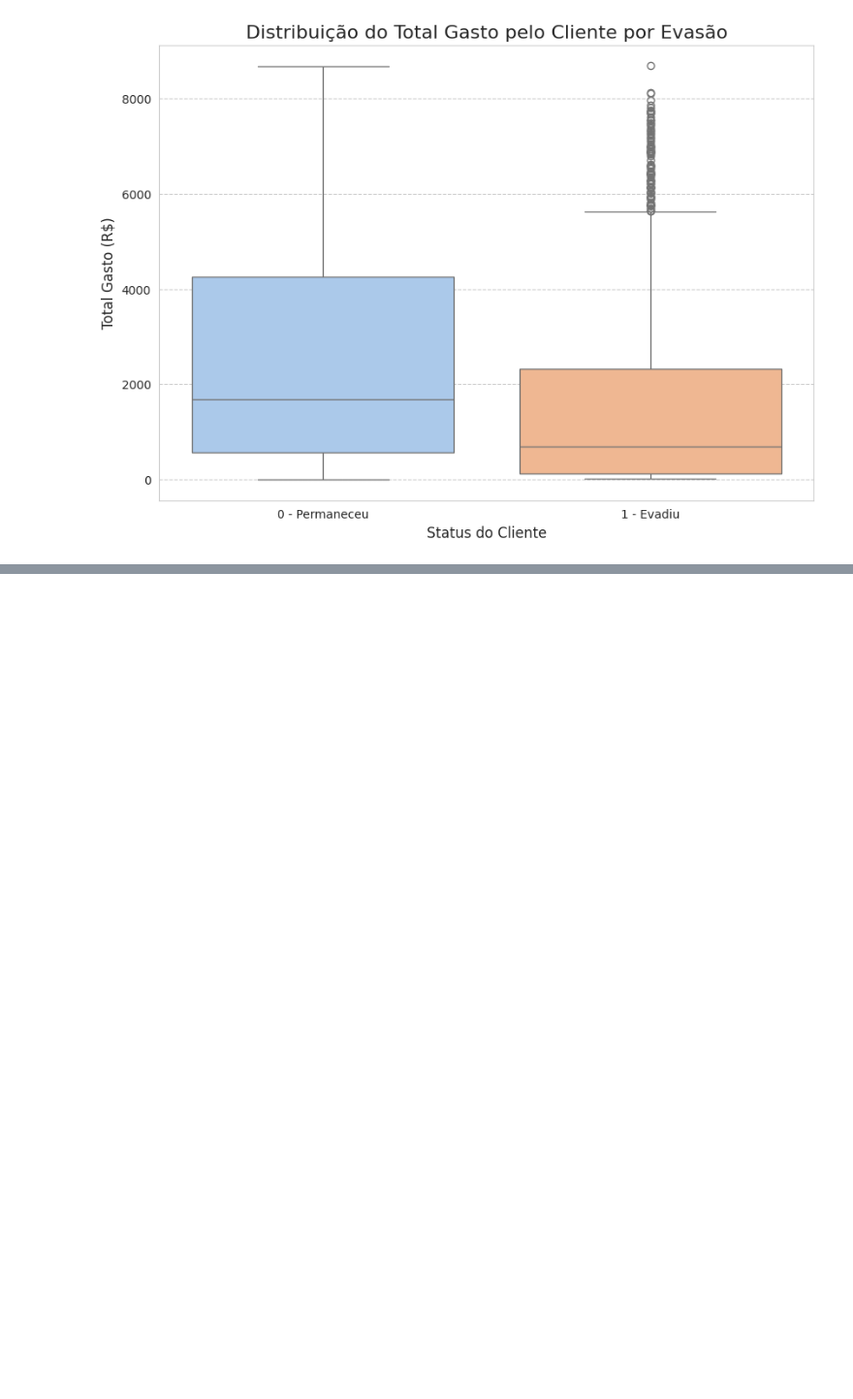
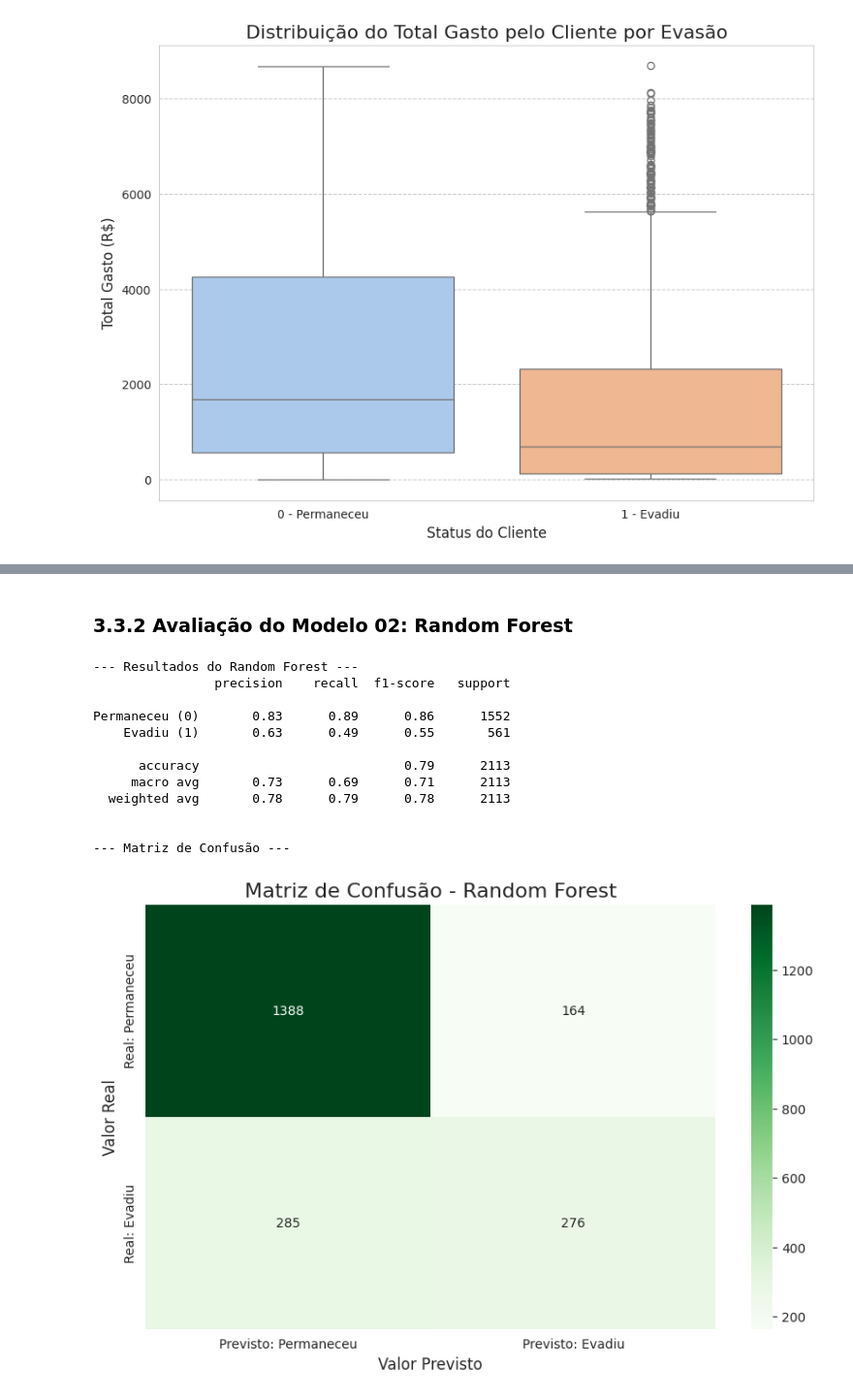
Before and after one commit to vitor-freitas1/challenge-telecom-x-churn-part2, a Jupyter notebook: challenge_telecom_x_churn_part2.ipynb, the cells around one changed output, grey strips where cells are left out. Shown at 97% size. Saved outputs shown, nothing was run; the diff lists cells and outputs as text; code cells hidden in the pictures; blank space fills up the shorter version.

```diff
--- a/challenge_telecom_x_churn_part2.ipynb
+++ b/challenge_telecom_x_churn_part2.ipynb
@@ -338,0 +452,23 @@ Passing `palette` without assigning `hue` is deprecated and will be removed in v
+# %%
+# Importando o modelo
+from sklearn.ensemble import RandomForestClassifier
+
+# Instanciar o modelo
+# n_estimators é o número de árvores na floresta
+rf_clf = RandomForestClassifier(n_estimators=100, random_state=42)
+
+# Treinar o modelo com os mesmos dados de treino
+print("\nTreinando o modelo de Random Forest...")
+rf_clf.fit(X_train, y_train)
+print("Treinamento concluído!")
+
+# Fazer previsões com os dados de teste
+y_pred_rf = rf_clf.predict(X_test)
+
+# Avaliar a performance inicial do modelo
+print("\n--- Resultados do Random Forest no Conjunto de Teste ---")
+accuracy_rf = accuracy_score(y_test, y_pred_rf)
+print(f"Acurácia: {accuracy_rf * 100:.2f}%")
+
+print("\nRelatório de Classificação:")
+print(classification_report(y_test, y_pred_rf))
@@ -338,0 +523,31 @@ Passing `palette` without assigning `hue` is deprecated and will be removed in v
+# %% [markdown]
+### 3.3.2 Avaliação do Modelo 02: Random Forest
+# %%
+# Re-exibindo o relatório de classificação para referência
+print("\n--- Resultados do Random Forest ---")
+print(classification_report(y_test, y_pred_rf, target_names=['Permaneceu (0)', 'Evadiu (1)']))
+
+# Criando e visualizando a Matriz de Confusão
+print("\n--- Matriz de Confusão ---")
+cm_rf = confusion_matrix(y_test, y_pred_rf)
+sns.heatmap(cm_rf, annot=True, fmt='d', cmap='Greens',
+            xticklabels=['Previsto: Permaneceu', 'Previsto: Evadiu'],
+            yticklabels=['Real: Permaneceu', 'Real: Evadiu'])
+plt.title('Matriz de Confusão - Random Forest', fontsize=16)
+plt.ylabel('Valor Real', fontsize=12)
+plt.xlabel('Valor Previsto', fontsize=12)
+plt.show()
+# %% [output]
+--- Resultados do Random Forest ---
+                precision    recall  f1-score   support
+
+Permaneceu (0)       0.83      0.89      0.86      1552
+    Evadiu (1)       0.63      0.49      0.55       561
+
+      accuracy                           0.79      2113
+     macro avg       0.73      0.69      0.71      2113
+  weighted avg       0.78      0.79      0.78      2113
+
+
+--- Matriz de Confusão ---
+[figure, added]
```
Also changed, not shown: parts of 19 cells of this notebook.
